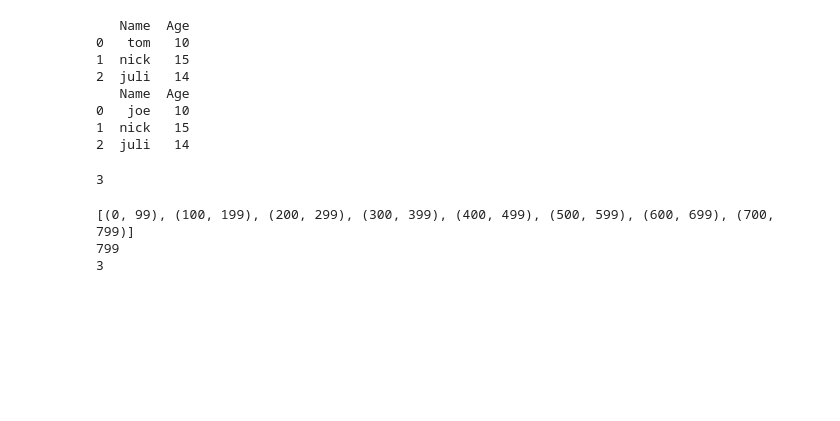
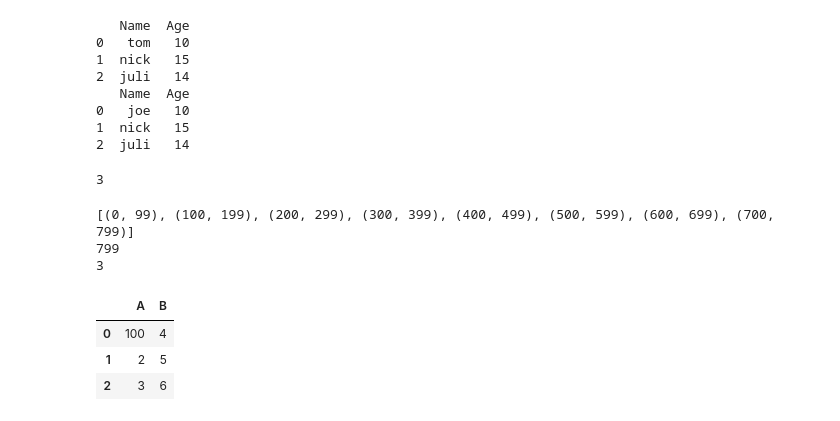
Before and after one commit to curtisjm/bioinformatics, a Jupyter notebook: data-simulation/misc/testing.ipynb, the cells around one changed output. Cells and saved outputs as stored; diff of their text form; code cells hidden in the pictures; blank space fills up the shorter version.

```diff
--- a/data-simulation/misc/testing.ipynb
+++ b/data-simulation/misc/testing.ipynb
@@ -100,3 +100,14 @@ print(len([1, 2, 3]))
 [(0, 99), (100, 199), (200, 299), (300, 399), (400, 499), (500, 599), (600, 699), (700, 799)]
 799
 3
+# %%
+import pandas as pd
+df = pd.DataFrame({'A': [1, 2, 3], 'B': [4, 5, 6]})
+s = df.loc[0:1]
+s.at[0, 'A'] = 100
+df
+# %% [output]
+|  | A | B |
+| 0 | 100 | 4 |
+| 1 | 2 | 5 |
+| 2 | 3 | 6 |
```
Also changed, not shown: parts of 2 cells of this notebook, 11 other files.
